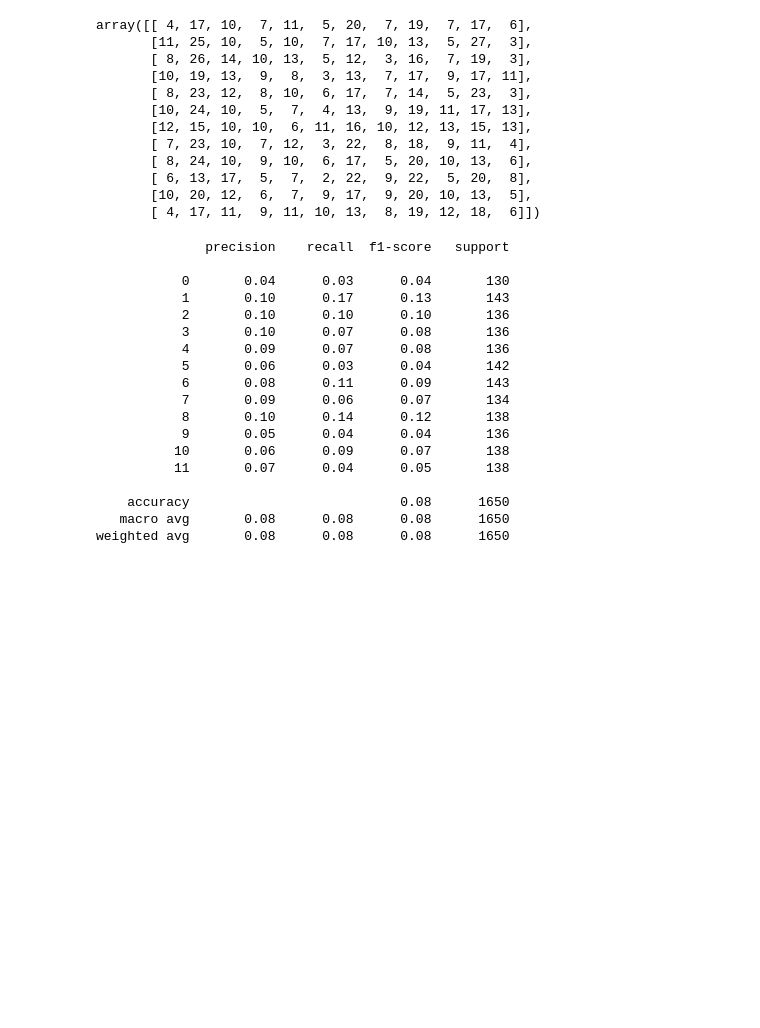
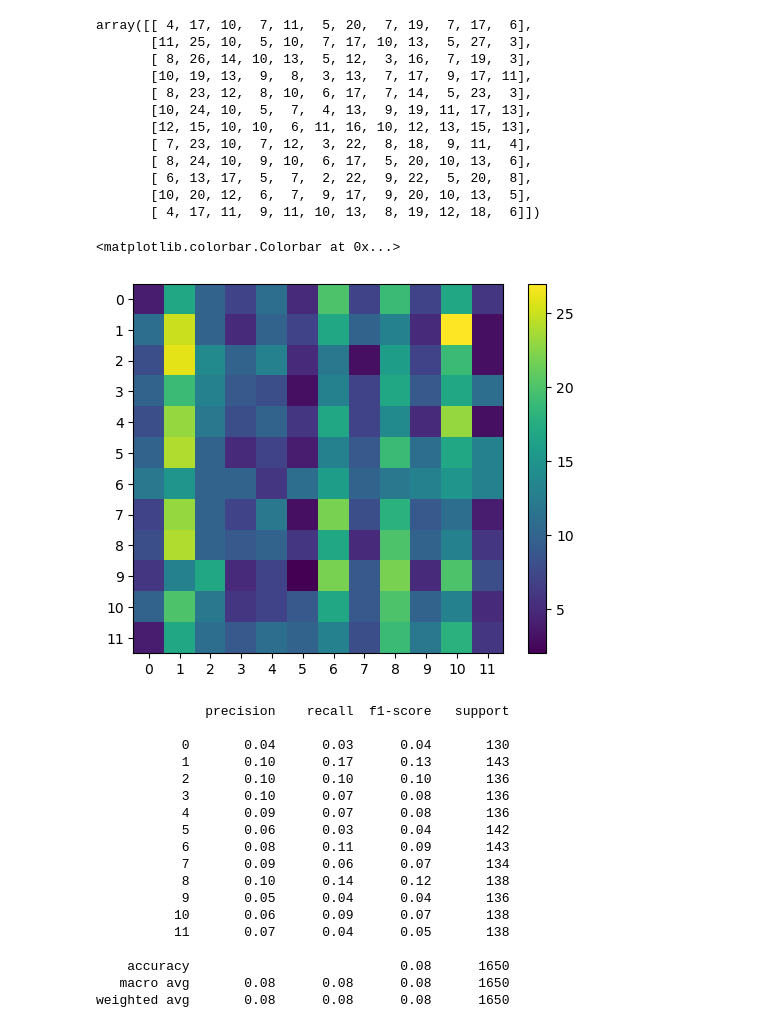
Before and after one commit to Tsonee/Career-path-recommendation, a Jupyter notebook: Multinomijalna logisticka regresija.ipynb, the cells around one changed output. Drawn from its saved outputs; the diff is of its cells as text; code cells hidden in the pictures; blank space fills up the shorter version.

```diff
--- a/Multinomijalna logisticka regresija.ipynb
+++ b/Multinomijalna logisticka regresija.ipynb
@@ -222,6 +259,14 @@ array([[ 4, 17, 10,  7, 11,  5, 20,  7, 19,  7, 17,  6],
        [ 6, 13, 17,  5,  7,  2, 22,  9, 22,  5, 20,  8],
        [10, 20, 12,  6,  7,  9, 17,  9, 20, 10, 13,  5],
        [ 4, 17, 11,  9, 11, 10, 13,  8, 19, 12, 18,  6]])
+# %%
+plt.imshow(metrics.confusion_matrix(y_test, y_test_predicted))
+plt.xticks(range(0,  12))
+plt.yticks(range(0,  12))
+plt.colorbar()
+# %% [output]
+<matplotlib.colorbar.Colorbar at 0x...>
+[figure, added]
 # %%
 print(metrics.classification_report(y_test, y_test_predicted))
 # %% [output]
```
Also changed, not shown: parts of 6 cells of this notebook, 1 other file.
